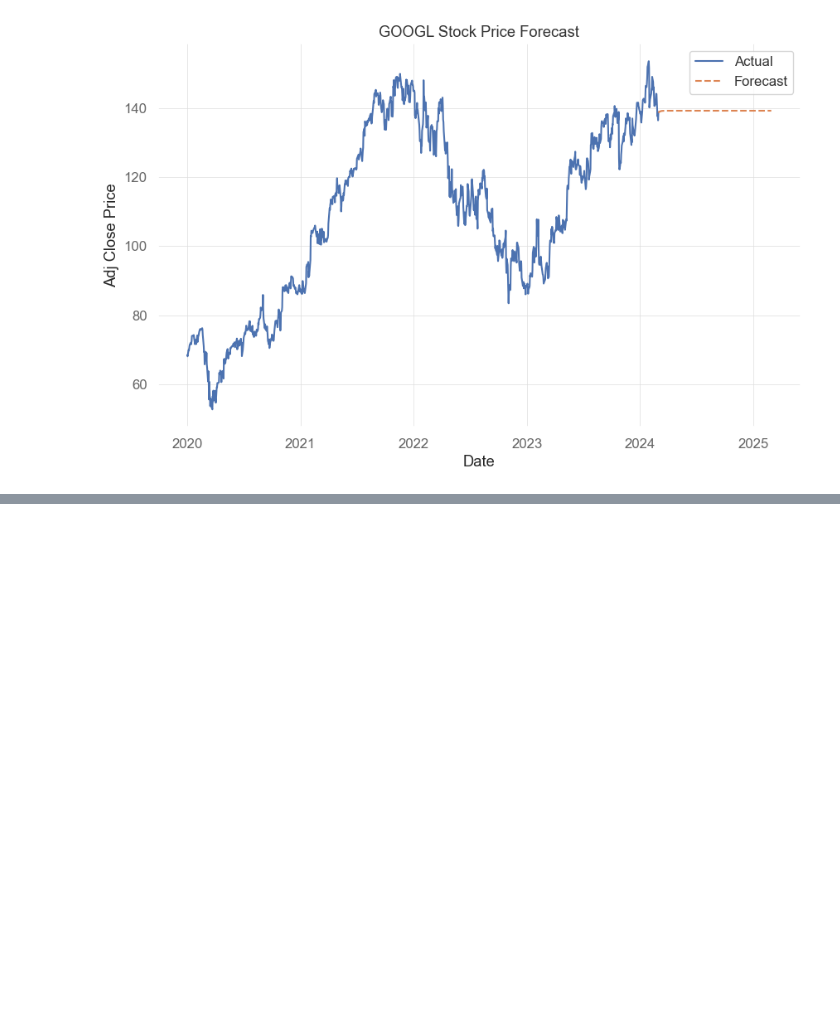
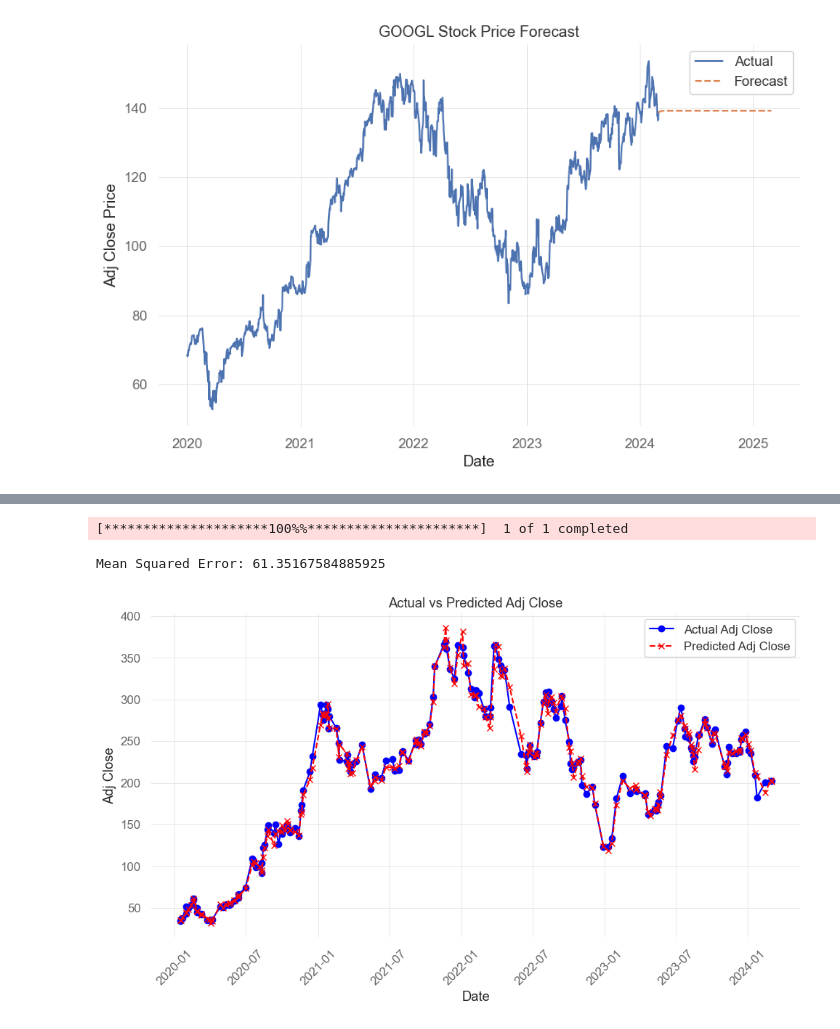
Before and after one commit to lorddarthroro/Learning-Quantitative-Analysis, a Jupyter notebook: Stock_Analysis.ipynb, the cells around one changed output, grey strips where cells are left out. Drawn from its saved outputs; the diff is of its cells as text; code cells hidden in the pictures; blank space fills up the shorter version.

```diff
--- a/Stock_Analysis.ipynb
+++ b/Stock_Analysis.ipynb
@@ -364,0 +349,71 @@ Warnings:
+# %%
+end_date = datetime.today().strftime('%Y-%m-%d')
+data = yf.download(["TSLA"], start="2020-01-01", end=end_date)
+df = data.reset_index()
+# Set 'Date' as the index
+# %% [output]
+[*********************100%%**********************]  1 of 1 completed
+# %%
+import pandas as pd
+from sklearn.model_selection import train_test_split
+from sklearn.linear_model import LinearRegression
+from sklearn.metrics import mean_squared_error
+
+# Extract relevant features from the Date column
+df['Year'] = df['Date'].dt.year
+df['Month'] = df['Date'].dt.month
+df['Day'] = df['Date'].dt.day
+
+columns_to_shift = ['Year', 'Month', 'Day', 'Open', 'High', 'Low', 'Close', 'Volume']
+df_shifted = df[columns_to_shift].shift(1)
+
+# Combine shifted features with 'Adj Close'
+df_shifted['Adj Close'] = df['Adj Close']
+
+# Prepare the data
+X = df_shifted[['Year', 'Month', 'Day', 'Open', 'High', 'Low', 'Close', 'Volume']].dropna()  # Features, dropping NaN values
+y = df['Adj Close'].iloc[1:]  # Target variable, excluding the first row with NaN
+
+# Split the data into training and testing sets
+X_train, X_test, y_train, y_test = train_test_split(X, y, test_size=0.2)
+
+# Choose a model (Linear Regression in this example)
+model = LinearRegression()
+
+# Train the model
+model.fit(X_train, y_train)
+
+# Make predictions
+y_pred = model.predict(X_test)
+
+# Evaluate the model
+mse = mean_squared_error(y_test, y_pred)
+print("Mean Squared Error:", mse)
+# %% [output]
+Mean Squared Error: 61.35167584885925
+# %%
+import matplotlib.pyplot as plt
+
+# Reconstruct date from Year, Month, and Day columns
+X_test_sorted = X_test.sort_values(by=['Year', 'Month', 'Day'])
+
+# Reconstruct date from Year, Month, and Day columns
+dates = pd.to_datetime(X_test_sorted[['Year', 'Month', 'Day']])
+
+# Sort y_test and y_pred by index
+y_test_sorted = y_test.sort_index()
+y_pred_sorted = pd.Series(y_pred, index=y_test.index).sort_index()
+
+# Plot actual vs predicted Adj Close with dates
+plt.figure(figsize=(10, 6))
+plt.plot(dates, y_test_sorted.values, label='Actual Adj Close', color='blue', marker='o')
+plt.plot(dates, y_pred_sorted.values, label='Predicted Adj Close', color='red', linestyle='--', marker='x')
+plt.title('Actual vs Predicted Adj Close')
+plt.xlabel('Date')
+plt.ylabel('Adj Close')
+plt.legend()
+plt.xticks(rotation=45)
+plt.tight_layout()
+plt.show()
+# %% [output]
+[figure, added]
```
Also changed, not shown: parts of 18 cells of this notebook.
